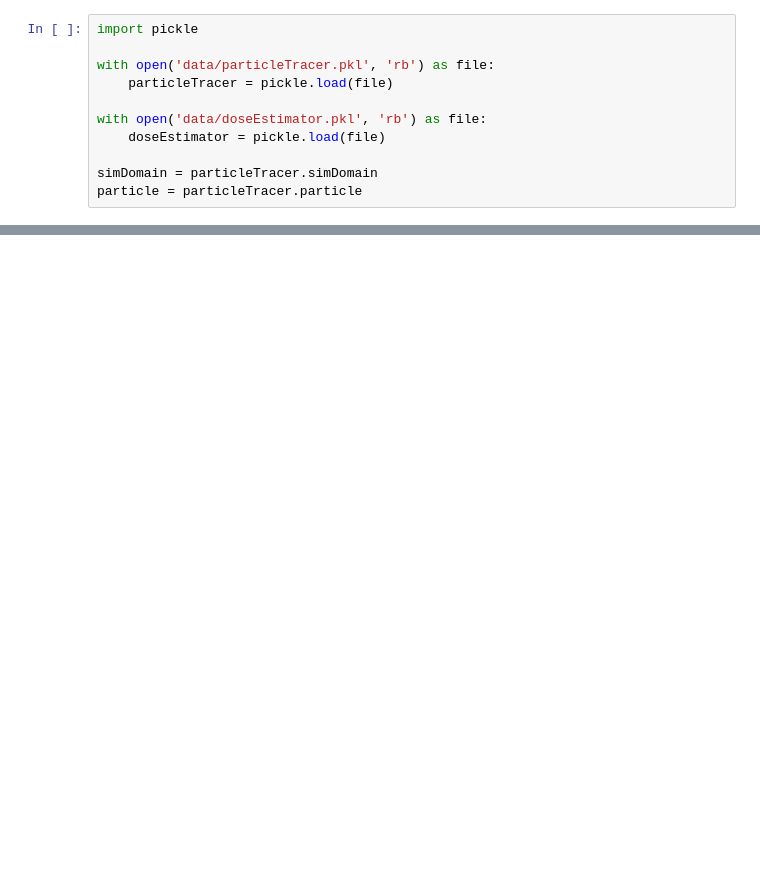
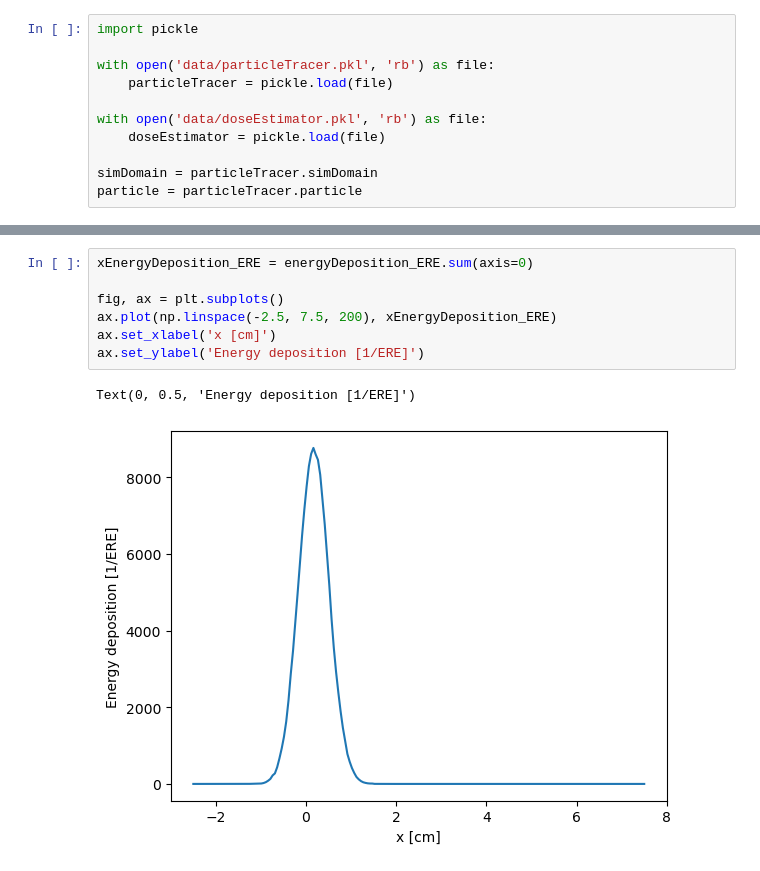
Before and after one commit to KlaasWillems/electronTransportCode, a Jupyter notebook: numericalExperiments/waterPhantom/WaterPhantomPostProc.ipynb, the cells around one changed output, grey strips where cells are left out. Drawn from its saved outputs; the diff is of its cells as text; blank space fills up the shorter version.

```diff
--- a/numericalExperiments/waterPhantom/WaterPhantomPostProc.ipynb
+++ b/numericalExperiments/waterPhantom/WaterPhantomPostProc.ipynb
@@ -48,0 +63,10 @@ plt.show()
+# %%
+xEnergyDeposition_ERE = energyDeposition_ERE.sum(axis=0)
+
+fig, ax = plt.subplots()
+ax.plot(np.linspace(-2.5, 7.5, 200), xEnergyDeposition_ERE)
+ax.set_xlabel('x [cm]')
+ax.set_ylabel('Energy deposition [1/ERE]')
+# %% [output]
+Text(0, 0.5, 'Energy deposition [1/ERE]')
+[figure, added]
```
Also changed, not shown: parts of 3 cells of this notebook, 9 other files.
